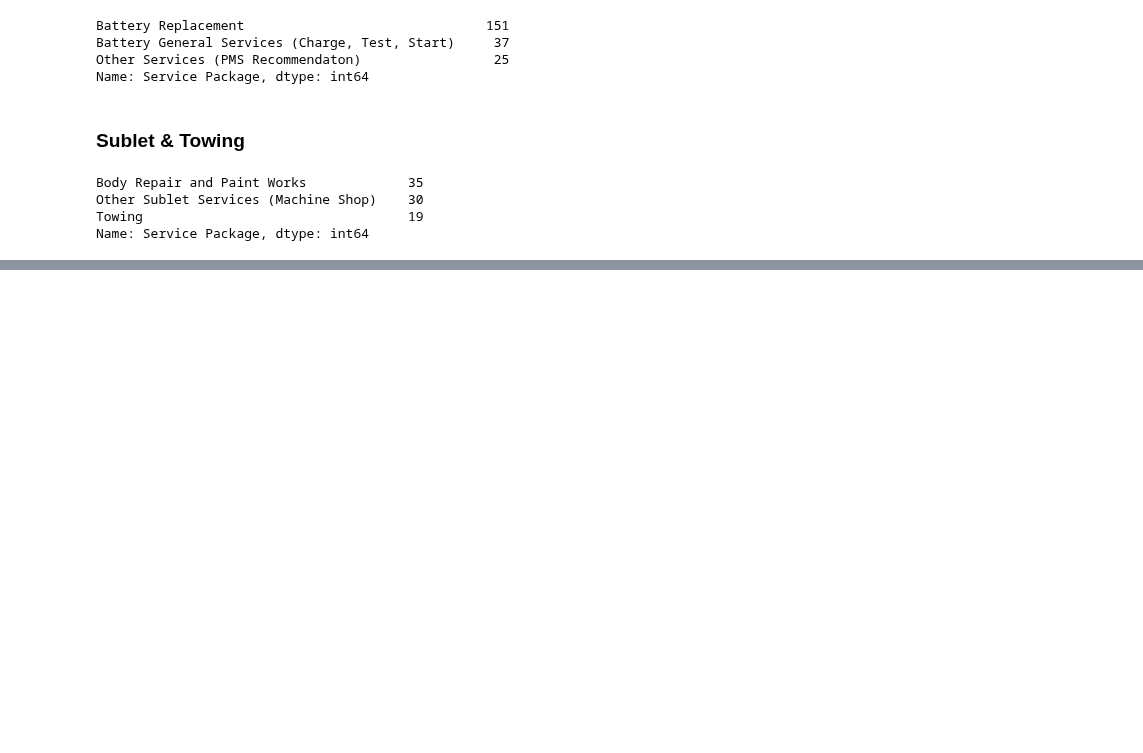
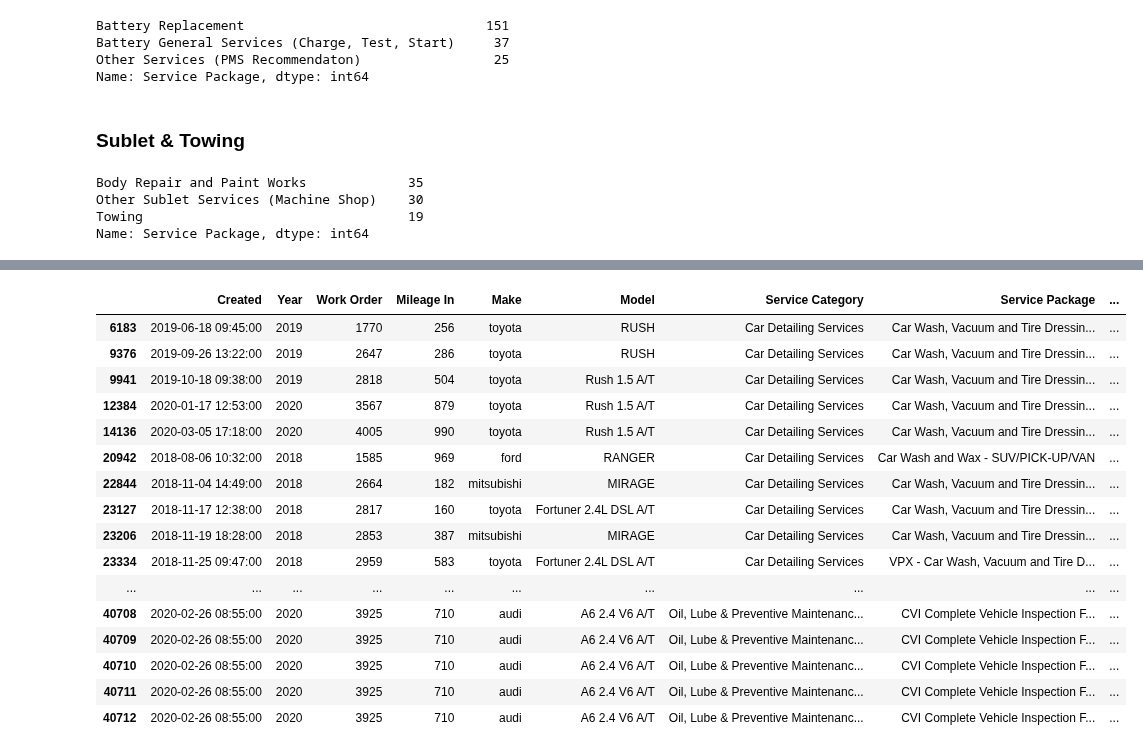
Before and after one commit to just-paul/capstone-autoserved, a Jupyter notebook: Capstone Data Cleaning.ipynb, the cells around one changed output, grey strips where cells are left out. Cells and saved outputs as stored; diff of their text form; code cells hidden in the pictures; blank space fills up the shorter version.

```diff
--- a/Capstone Data Cleaning.ipynb
+++ b/Capstone Data Cleaning.ipynb
@@ -808,0 +1086,20 @@ Name: Service Package, dtype: int64
+# %%
+df[df['Mileage In'].between(100,1000)]
+# %% [output]
+|  | Created | Year | Work Order | Mileage In | Make | Model | Service Category | Service Package | ... |
+| 6183 | 2019-06-18 09:45:00 | 2019 | 1770 | 256 | toyota | RUSH | Car Detailing Services | Car Wash, Vacuum and Tire Dressin... | ... |
+| 9376 | 2019-09-26 13:22:00 | 2019 | 2647 | 286 | toyota | RUSH | Car Detailing Services | Car Wash, Vacuum and Tire Dressin... | ... |
+| 9941 | 2019-10-18 09:38:00 | 2019 | 2818 | 504 | toyota | Rush 1.5 A/T | Car Detailing Services | Car Wash, Vacuum and Tire Dressin... | ... |
+| 12384 | 2020-01-17 12:53:00 | 2020 | 3567 | 879 | toyota | Rush 1.5 A/T | Car Detailing Services | Car Wash, Vacuum and Tire Dressin... | ... |
+| 14136 | 2020-03-05 17:18:00 | 2020 | 4005 | 990 | toyota | Rush 1.5 A/T | Car Detailing Services | Car Wash, Vacuum and Tire Dressin... | ... |
+| 20942 | 2018-08-06 10:32:00 | 2018 | 1585 | 969 | ford | RANGER | Car Detailing Services | Car Wash and Wax - SUV/PICK-UP/VAN | ... |
+| 22844 | 2018-11-04 14:49:00 | 2018 | 2664 | 182 | mitsubishi | MIRAGE | Car Detailing Services | Car Wash, Vacuum and Tire Dressin... | ... |
+| 23127 | 2018-11-17 12:38:00 | 2018 | 2817 | 160 | toyota | Fortuner 2.4L DSL A/T | Car Detailing Services | Car Wash, Vacuum and Tire Dressin... | ... |
+| 23206 | 2018-11-19 18:28:00 | 2018 | 2853 | 387 | mitsubishi | MIRAGE | Car Detailing Services | Car Wash, Vacuum and Tire Dressin... | ... |
+| 23334 | 2018-11-25 09:47:00 | 2018 | 2959 | 583 | toyota | Fortuner 2.4L DSL A/T | Car Detailing Services | VPX - Car Wash, Vacuum and Tire D... | ... |
+| ... | ... | ... | ... | ... | ... | ... | ... | ... | ... |
+| 40708 | 2020-02-26 08:55:00 | 2020 | 3925 | 710 | audi | A6 2.4 V6 A/T | Oil, Lube & Preventive Maintenanc... | CVI Complete Vehicle Inspection F... | ... |
+| 40709 | 2020-02-26 08:55:00 | 2020 | 3925 | 710 | audi | A6 2.4 V6 A/T | Oil, Lube & Preventive Maintenanc... | CVI Complete Vehicle Inspection F... | ... |
+| 40710 | 2020-02-26 08:55:00 | 2020 | 3925 | 710 | audi | A6 2.4 V6 A/T | Oil, Lube & Preventive Maintenanc... | CVI Complete Vehicle Inspection F... | ... |
+| 40711 | 2020-02-26 08:55:00 | 2020 | 3925 | 710 | audi | A6 2.4 V6 A/T | Oil, Lube & Preventive Maintenanc... | CVI Complete Vehicle Inspection F... | ... |
+| 40712 | 2020-02-26 08:55:00 | 2020 | 3925 | 710 | audi | A6 2.4 V6 A/T | Oil, Lube & Preventive Maintenanc... | CVI Complete Vehicle Inspection F... | ... |
```
Also changed, not shown: parts of 36 cells of this notebook, 2 other files.
